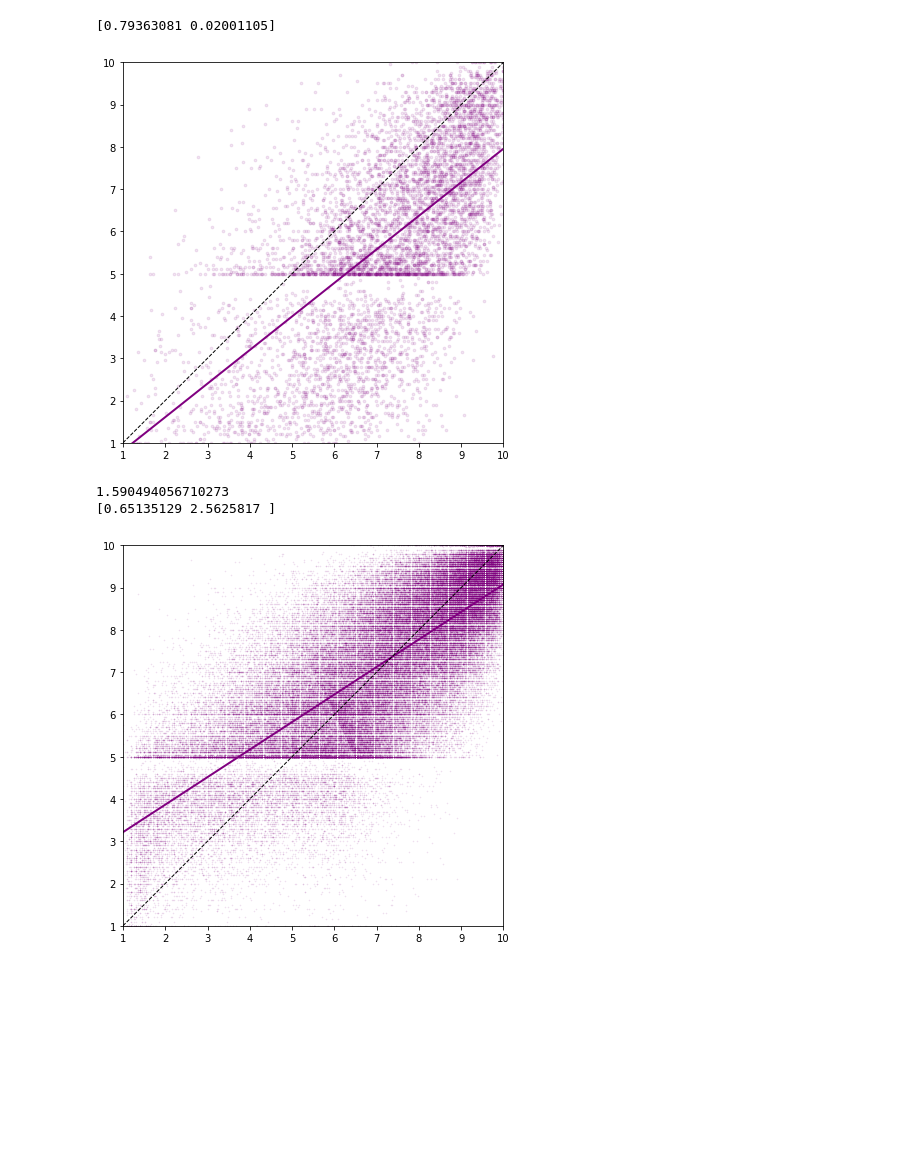
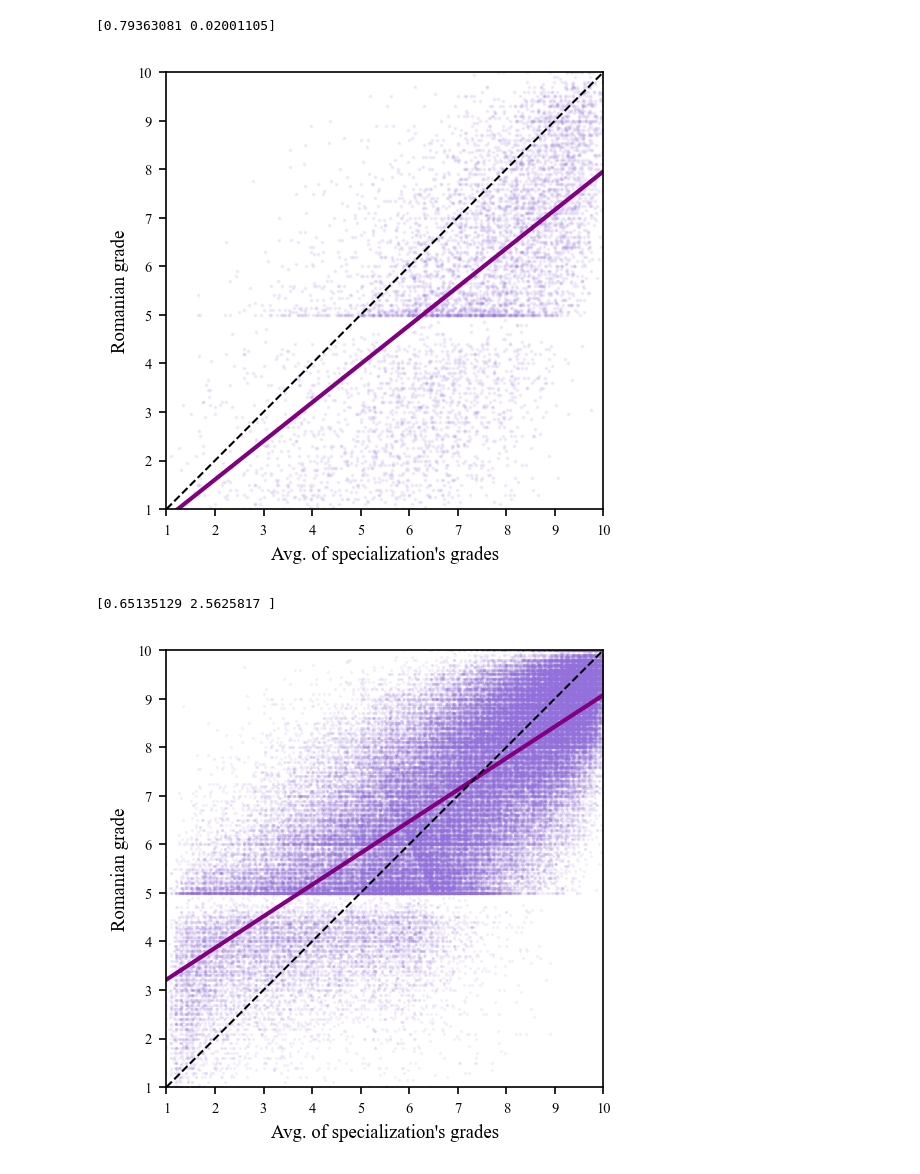
Before and after one commit to alparius/bac-stat, a Jupyter notebook: src/exp3_linear_reg.ipynb, the cells around one changed output. Cells and saved outputs as stored; diff of their text form; code cells hidden in the pictures; blank space fills up the shorter version.

```diff
--- a/src/exp3_linear_reg.ipynb
+++ b/src/exp3_linear_reg.ipynb
@@ -30,43 +44,59 @@ print(linear_line_minority)
 end_points_x = [1, 10]
 end_points_y = [linear_line_minority[0] * x + linear_line_minority[1] for x in end_points_x]
 
-plt.figure(figsize=(7, 7))
-plt.scatter(x_minority, y_minority, marker='.', alpha=0.1, color='purple', s=dot_size_minority)
-plt.gca().set_aspect('equal', adjustable='box')
-plt.xlim(1, 10)
-plt.ylim(1, 10)
-plt.plot(end_points_x, end_points_y, linewidth = 2, color='purple')
-plt.plot(end_points_x, end_points_x, '--', linewidth = 1, color='black')
-plt.show()
+
+with plt.rc_context(bundles.neurips2021(usetex=False, family='serif')):
+    fig, ax = plt.subplots(dpi=150)
+
+    ax.scatter(x_minority, y_minority, marker='.', alpha=0.1, color='mediumpurple', s=3)
+
+    plt.gca().set_aspect('equal', adjustable='box')
+    ax.set_xlim(1, 10)
+    ax.set_ylim(1, 10)
+    ax.plot(end_points_x, end_points_y, linewidth = 2, color='purple')
+    ax.plot(end_points_x, end_points_x, '--', linewidth = 1, color='black')
+
+    ax.set_xlabel("Avg. of specialization's grades")
+    ax.set_ylabel("Romanian grade")
+
+    plt.show()
+    fig.savefig('../doc/plots/exp3_linear_reg_min.png', bbox_inches='tight')
 # %% [output]
 [0.79363081 0.02001105]
-[figure, old version]
+[figure, new version]
 # %%
 # Same for the Romanian students.
 
 romanian_only_results = results_2021[(results_2021['mother_tongue'] == '') & (results_2021['romanian_written_final'] >= 1)]
 romanian_only_results_valid = romanian_only_results[(romanian_only_results['mandatory_subject_written_final'] >= 1.0) & (romanian_only_results['elective_subject_written_final'] >= 1.0)].copy()
 romanian_only_results_valid.loc[:, 'mandatory_elective_average'] = romanian_only_results_valid[['mandatory_subject_written_final', 'elective_subject_written_final']].mean(axis=1)
 
 dot_size_ro /= len(romanian_only_results_valid)
 
 x_ro = romanian_only_results_valid['mandatory_elective_average']
 y_ro = romanian_only_results_valid['romanian_written_final']
 
 linear_line_ro = np.polyfit(x_ro, y_ro, 1)
 print(linear_line_ro)
 end_points_x = [1, 10]
 end_points_y = [linear_line_ro[0] * x + linear_line_ro[1] for x in end_points_x]
 
-plt.figure(figsize=(7, 7))
-plt.scatter(x_ro, y_ro, marker='.', alpha=0.1, color='purple', s=dot_size_ro)
-plt.gca().set_aspect('equal', adjustable='box')
-plt.xlim(1, 10)
-plt.ylim(1, 10)
-plt.plot(end_points_x, end_points_y, linewidth = 2, color='purple')
-plt.plot(end_points_x, end_points_x, '--', linewidth = 1, color='black')
-plt.show()
+with plt.rc_context(bundles.neurips2021(usetex=False, family='serif')):
+    fig, ax = plt.subplots(dpi=150)
+
+    ax.scatter(x_ro, y_ro, marker='.', alpha=0.1, color='mediumpurple', s=1)
+
+    plt.gca().set_aspect('equal', adjustable='box')
+    ax.set_xlim(1, 10)
+    ax.set_ylim(1, 10)
+    ax.plot(end_points_x, end_points_y, linewidth = 2, color='purple')
+    ax.plot(end_points_x, end_points_x, '--', linewidth = 1, color='black')
+
+    ax.set_xlabel("Avg. of specialization's grades")
+    ax.set_ylabel("Romanian grade")
+
+    plt.show()
+    fig.savefig('../doc/plots/exp3_linear_reg_rom.png', bbox_inches='tight')
 # %% [output]
-1.590494056710273
 [0.65135129 2.5625817 ]
-[figure, old version]
+[figure, new version]
```
Also changed, not shown: parts of 1 cell of this notebook, 7 other files.
